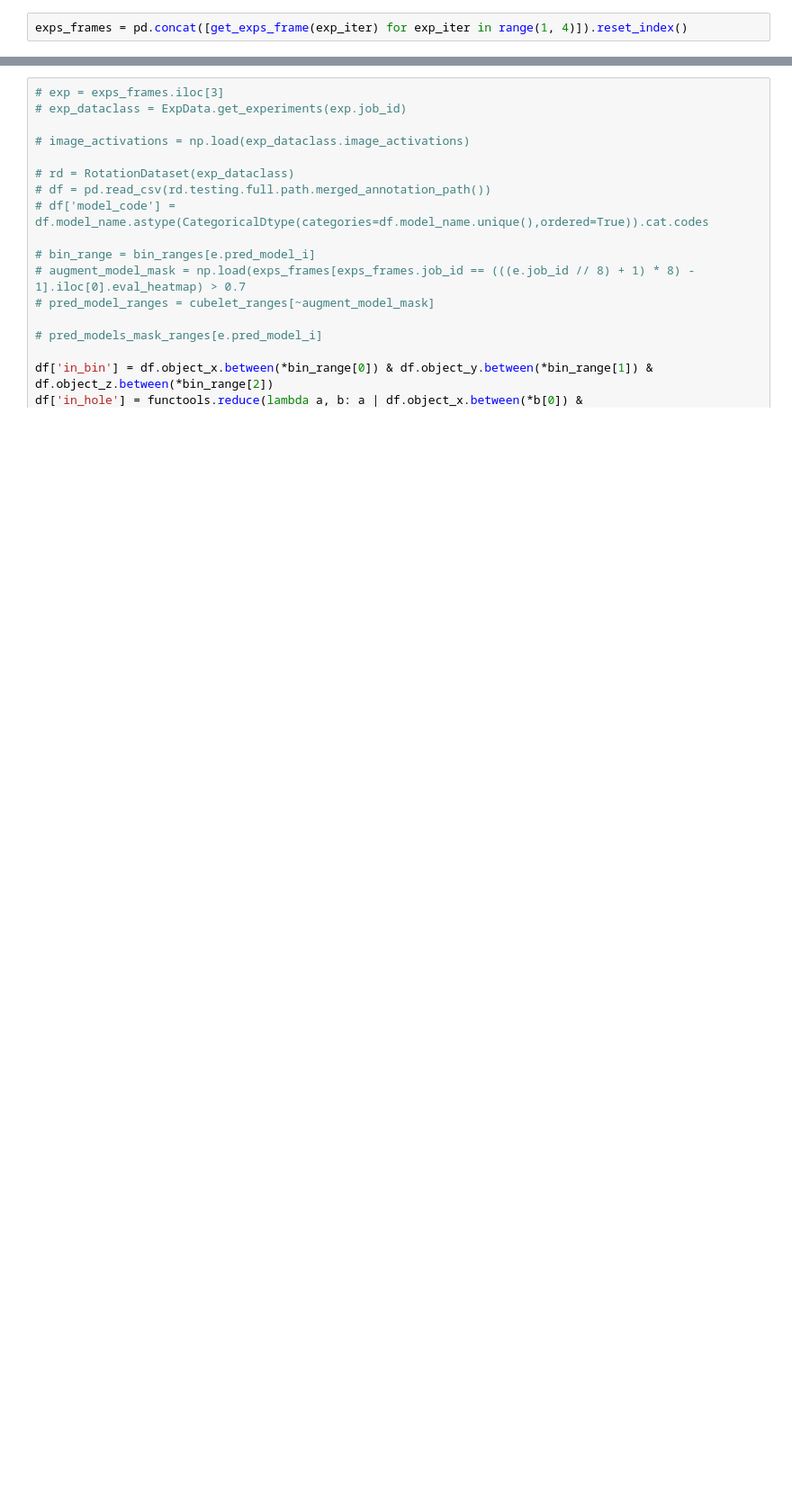
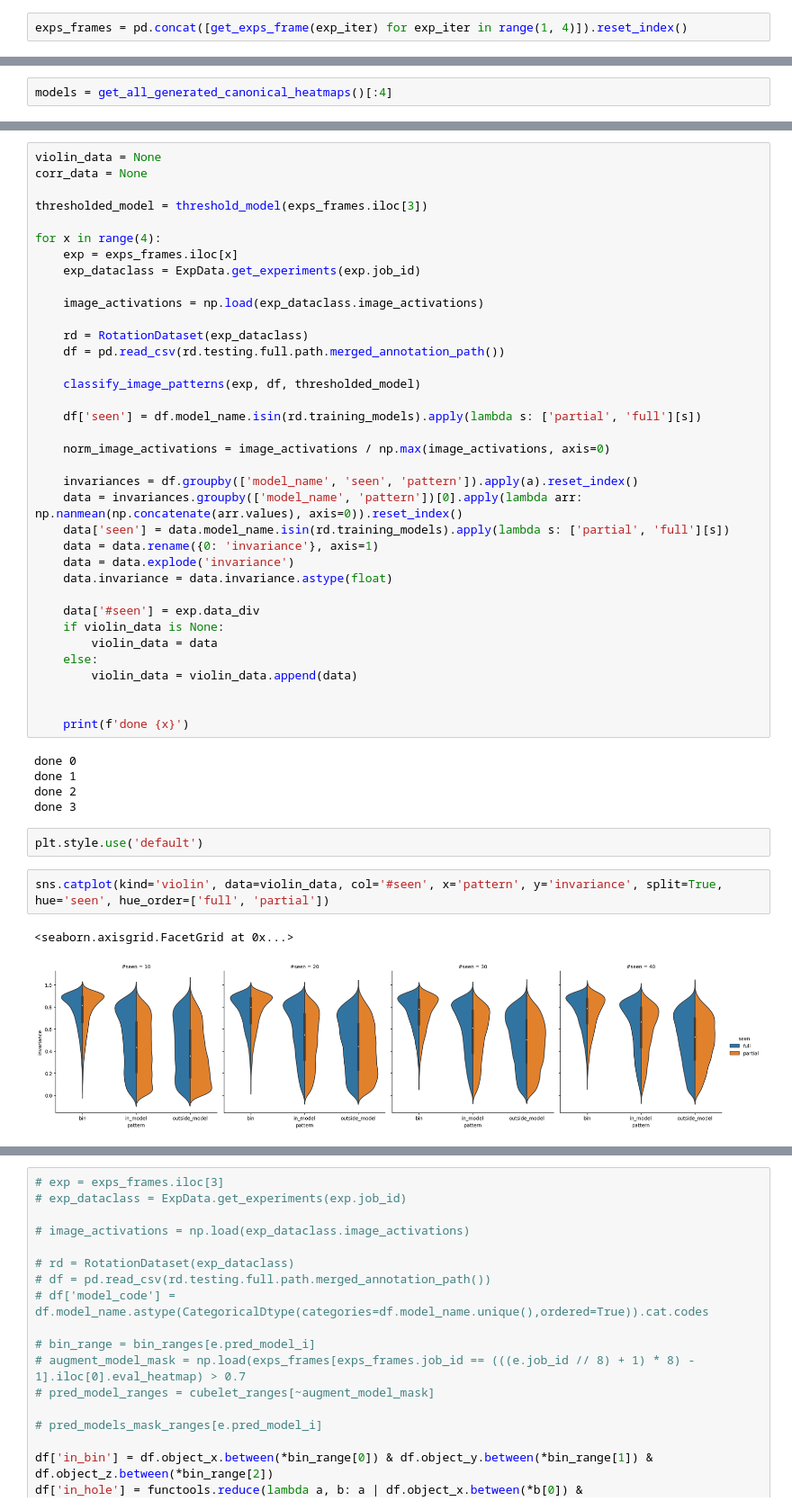
Before and after one commit to avicooper1/OOD_Orientation_Generalization, a Jupyter notebook: notebooks/network_analysis.ipynb, the cells around one changed output, grey strips where cells are left out. Shown at 90% size. Saved outputs shown, nothing was run; the diff lists cells and outputs as text; blank space fills up the shorter version.

```diff
--- a/notebooks/network_analysis.ipynb
+++ b/notebooks/network_analysis.ipynb
@@ -172,0 +45,2 @@ cubelet_ranges
+# %%
+models = get_all_generated_canonical_heatmaps()[:4]
@@ -172,0 +160,48 @@ cubelet_ranges
+# %%
+violin_data = None
+corr_data = None
+
+thresholded_model = threshold_model(exps_frames.iloc[3])
+
+for x in range(4):
+    exp = exps_frames.iloc[x]
+    exp_dataclass = ExpData.get_experiments(exp.job_id)
+
+    image_activations = np.load(exp_dataclass.image_activations)
+
+    rd = RotationDataset(exp_dataclass)
+    df = pd.read_csv(rd.testing.full.path.merged_annotation_path())
+
+    classify_image_patterns(exp, df, thresholded_model)
+
+    df['seen'] = df.model_name.isin(rd.training_models).apply(lambda s: ['partial', 'full'][s])
+
+    norm_image_activations = image_activations / np.max(image_activations, axis=0)
+
+    invariances = df.groupby(['model_name', 'seen', 'pattern']).apply(a).reset_index()
+    data = invariances.groupby(['model_name', 'pattern'])[0].apply(lambda arr: np.nanmean(np.concatenate(arr.values), axis=0)).reset_index()
+    data['seen'] = data.model_name.isin(rd.training_models).apply(lambda s: ['partial', 'full'][s])
+    data = data.rename({0: 'invariance'}, axis=1)
+    data = data.explode('invariance')
+    data.invariance = data.invariance.astype(float)
+
+    data['#seen'] = exp.data_div
+    if violin_data is None:
+        violin_data = data
+    else:
+        violin_data = violin_data.append(data)
+
+
+    print(f'done {x}')
+# %% [output]
+done 0
+done 1
+done 2
+done 3
+# %%
+plt.style.use('default')
+# %%
+sns.catplot(kind='violin', data=violin_data, col='#seen', x='pattern', y='invariance', split=True, hue='seen', hue_order=['full', 'partial'])
+# %% [output]
+<seaborn.axisgrid.FacetGrid at 0x...>
+[figure, added]
```
Also changed, not shown: parts of 146 cells of this notebook, 10 other files.
